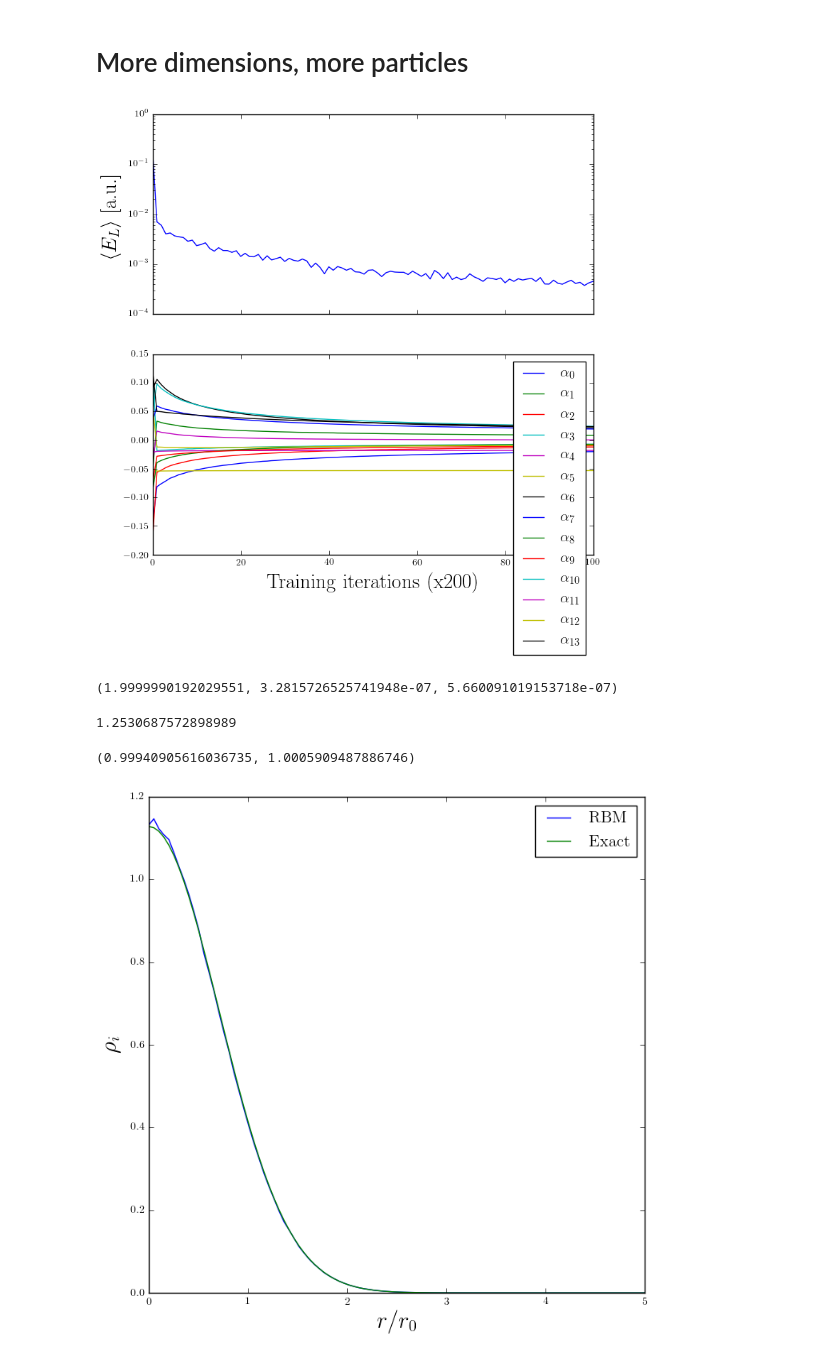
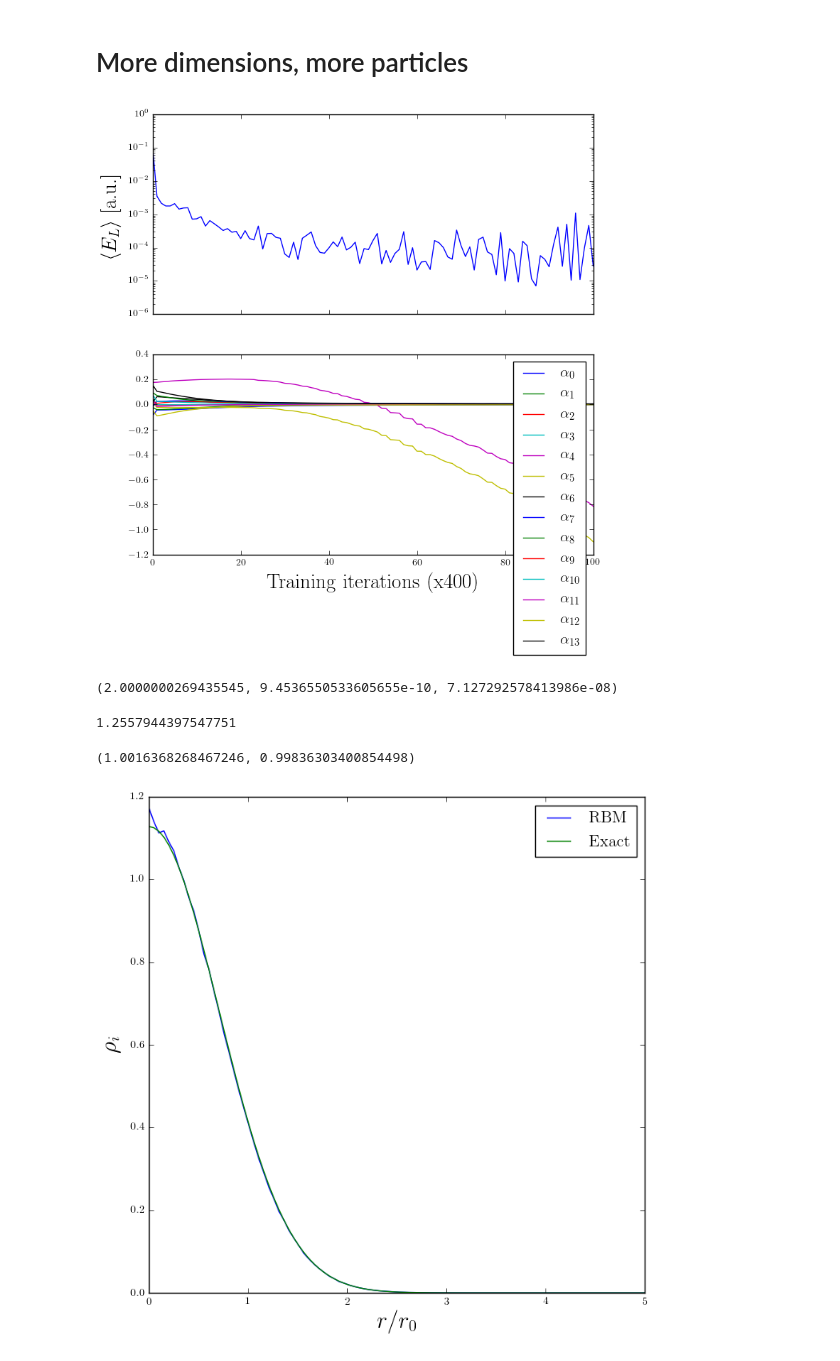
Before and after one commit to bsamseth/qflow, a Jupyter notebook: projects/python/RBM.ipynb, the cells around one changed output. Saved outputs shown, nothing was run; the diff lists cells and outputs as text; code cells hidden in the pictures.

```diff
--- a/projects/python/RBM.ipynb
+++ b/projects/python/RBM.ipynb
@@ -213,24 +231,25 @@ np.mean(E), np.var(E), blocking(E)
 P, D = 2, 2
 M = P * D
 N = M - 2
-sigma2 = 0.5
+sigma2 = 1
 system = System(P, D)
 H = RBMHarmonicOscillatorHamiltonian()
 # %%
-rbm = RBMWavefunction(M, N, sigma2, RBMWavefunction.GIBBS_FACTOR)
-sampler = GibbsSampler(system, rbm)
-training_plot(2, rbm, H, sampler, 20000, 100, 0.1, 0.0, saveas='../results/rbm-{}d-{}p-training-lr-01-imp.png'.format(D, P))
+rbm = RBMWavefunction(M, N, sigma2)
+sampler = ImportanceSampler(system, rbm, 0.5)
+optimizer = AdamOptimizer(rbm.get_parameters().size())
+training_plot(2, rbm, H, sampler, 40000, 100, optimizer=optimizer, saveas='../results/rbm-{}d-{}p-training-lr-01-imp.png'.format(D, P))
 # %% [output]
-[figure, old version]
+[figure, new version]
 # %%
 E = np.asarray([H.local_energy(sampler.next_configuration(), rbm) for _ in range(2**20)])
 np.mean(E), np.var(E), blocking(E)
 # %% [output]
-(1.9999990192029551, 3.2815726525741948e-07, 5.660091019153718e-07)
+(2.0000000269435545, 9.4536550533605655e-10, 7.127292578413986e-08)
 # %%
 H.mean_distance(sampler, 2**20)
 # %% [output]
-1.2530687572898989
+1.2557944397547751
 # %%
 viral = np.empty((2**20, 2))
 for i in range(viral.shape[0]):
@@ -240,5 +259,5 @@ for i in range(viral.shape[0]):
 K, V = viral.T
 np.mean(K), np.mean(V)
 # %% [output]
-(0.99940905616036735, 1.0005909487886746)
+(1.0016368268467246, 0.99836303400854498)
 # %%
```
Also changed, not shown: parts of 27 cells of this notebook.
